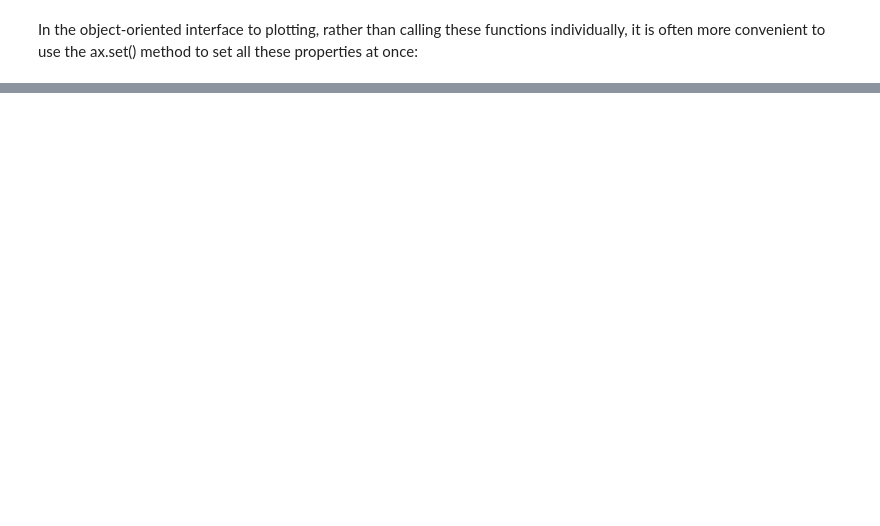
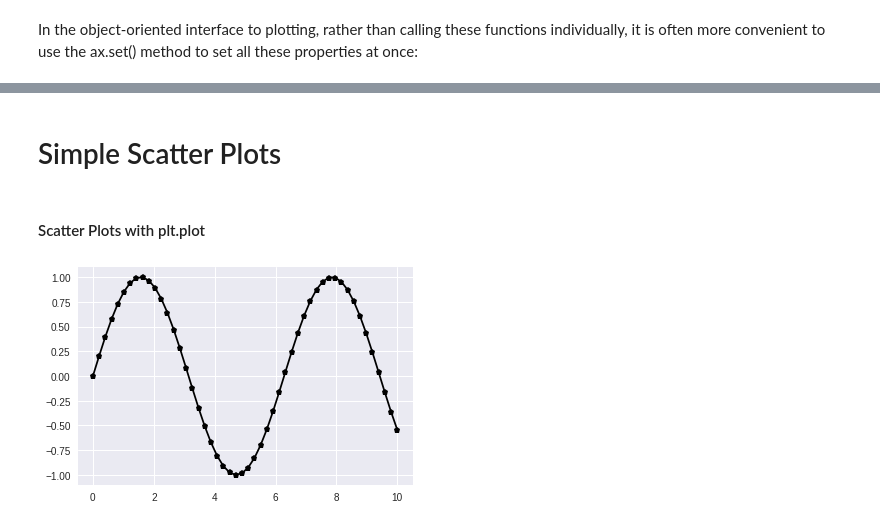
Before and after one commit to Jaise152/Learning, a Jupyter notebook: Matplotlib.ipynb, the cells around one changed output, grey strips where cells are left out. Drawn from its saved outputs; the diff is of its cells as text; code cells hidden in the pictures; blank space fills up the shorter version.

```diff
--- a/Matplotlib.ipynb
+++ b/Matplotlib.ipynb
@@ -172,0 +173,11 @@ ax.set(xlim=(0, 10), ylim=(-2, 2),
+# %% [markdown]
+# Simple Scatter Plots
+# %% [markdown]
+#### Scatter Plots with plt.plot
+# %%
+x = np.linspace(0, 10, 50)
+y = np.sin(x)
+
+plt.plot(x, y, '-p', color='black');
+# %% [output]
+[figure, added]
```
Also changed, not shown: parts of 39 cells of this notebook.
